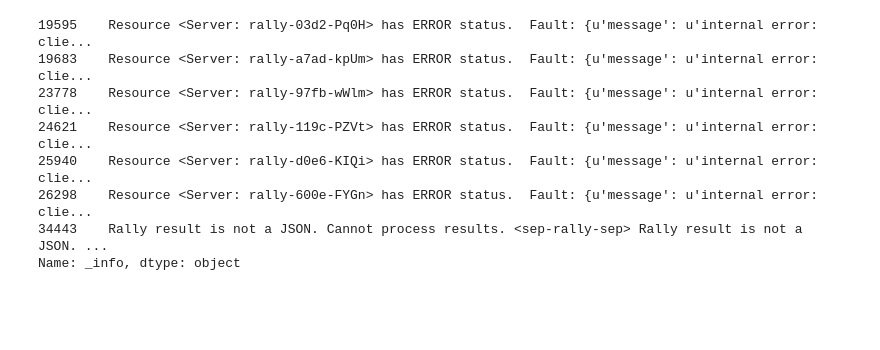
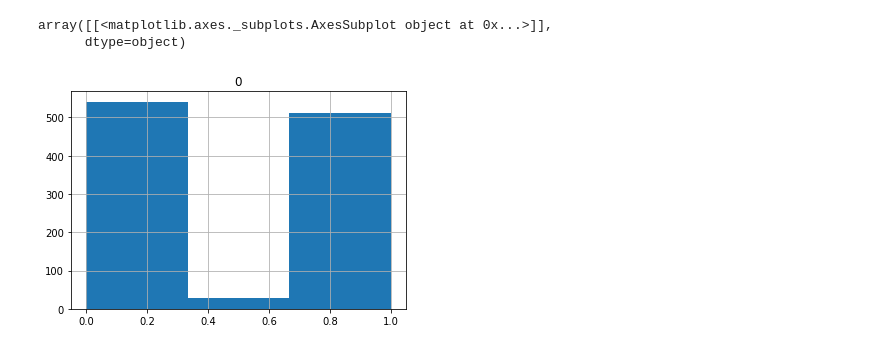
Before and after one commit to RavicharanN/Rally-Log-data-Analysis, a Jupyter notebook: Summer project Notebooks/MinhashLSH_splitby_len.ipynb, the cells around one changed output. Cells and saved outputs as stored; diff of their text form; code cells hidden in the pictures; blank space fills up the shorter version.

```diff
--- a/Summer project Notebooks/MinhashLSH_splitby_len.ipynb
+++ b/Summer project Notebooks/MinhashLSH_splitby_len.ipynb
@@ -18,6 +18,11 @@ def shingle_generator(message, k):
             shingle = shingle + message[i+j] + " "
         item_set.append(shingle)
     return item_set
+# %%
+def jaccard_similarity(str1, str2):
+    string_set1 = set(str1.split(' '))
+    string_set2 = set(str2.split(' '))
+    return len(string_set1.intersection(string_set2))/len(string_set2.union(string_set1))
 # %%
 # dump pkl into a pandas dataframe.
 data = pd.read_pickle('data/string_study.pkl')
@@ -73,2 +44,3 @@ len(data.query("word_count == 19"))
 # %%
-filtered_data = data.query("word_count == 19")
+filtered_data = data.query("word_count == 21")
+# filtered_data.head(47)
@@ -74,0 +55,12 @@ filtered_data = data.query("word_count == 19")
+# %%
+msg_array = np.array(filtered_data._info.copy())
+jaccard_sim_set = []
+jaccard_matrix = [[0 for i in range(len(msg_array))] for j in range(len(msg_array))]
+for i in range(0, len(msg_array)):
+    jaccard_matrix[i][i] = 1
+    for j in range(i+1, len(msg_array)):
+        jaccard_sim = jaccard_similarity(msg_array[i], msg_array[j])
+        jaccard_sim_set.append(jaccard_sim)
+        jaccard_matrix[i][j] = jaccard_sim
+        jaccard_matrix[j][i] = jaccard_sim
+set(jaccard_sim_set)
@@ -75,13 +78,9 @@ filtered_data = data.query("word_count == 19")
+# %%
+jaccard_dataframe = pd.DataFrame(jaccard_sim_set)
+jaccard_dataframe.hist(bins = 3)
+# %% [output]
+array([[<matplotlib.axes._subplots.AxesSubplot object at 0x...>]],
+      dtype=object)
+[figure, added]
 # %%
 raw_msgs = filtered_data._info
-# %%
-raw_msgs
-# %% [output]
-19595    Resource <Server: rally-03d2-Pq0H> has ERROR status.  Fault: {u'message': u'internal error: clie...
-19683    Resource <Server: rally-a7ad-kpUm> has ERROR status.  Fault: {u'message': u'internal error: clie...
-23778    Resource <Server: rally-97fb-wWlm> has ERROR status.  Fault: {u'message': u'internal error: clie...
-24621    Resource <Server: rally-119c-PZVt> has ERROR status.  Fault: {u'message': u'internal error: clie...
-25940    Resource <Server: rally-d0e6-KIQi> has ERROR status.  Fault: {u'message': u'internal error: clie...
-26298    Resource <Server: rally-600e-FYGn> has ERROR status.  Fault: {u'message': u'internal error: clie...
-34443    Rally result is not a JSON. Cannot process results. <sep-rally-sep> Rally result is not a JSON. ...
-Name: _info, dtype: object
```
Also changed, not shown: parts of 16 cells of this notebook, 3 other files.
